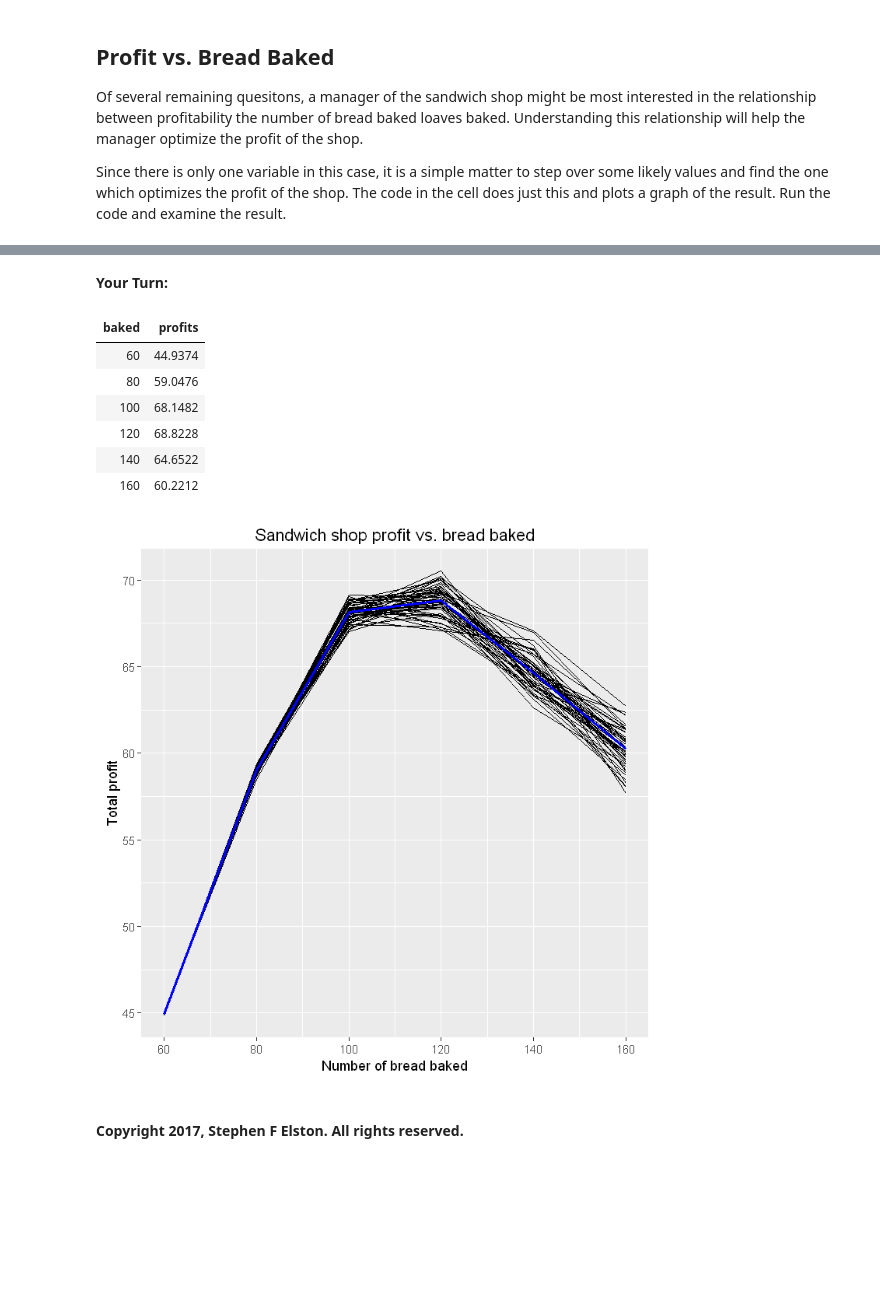
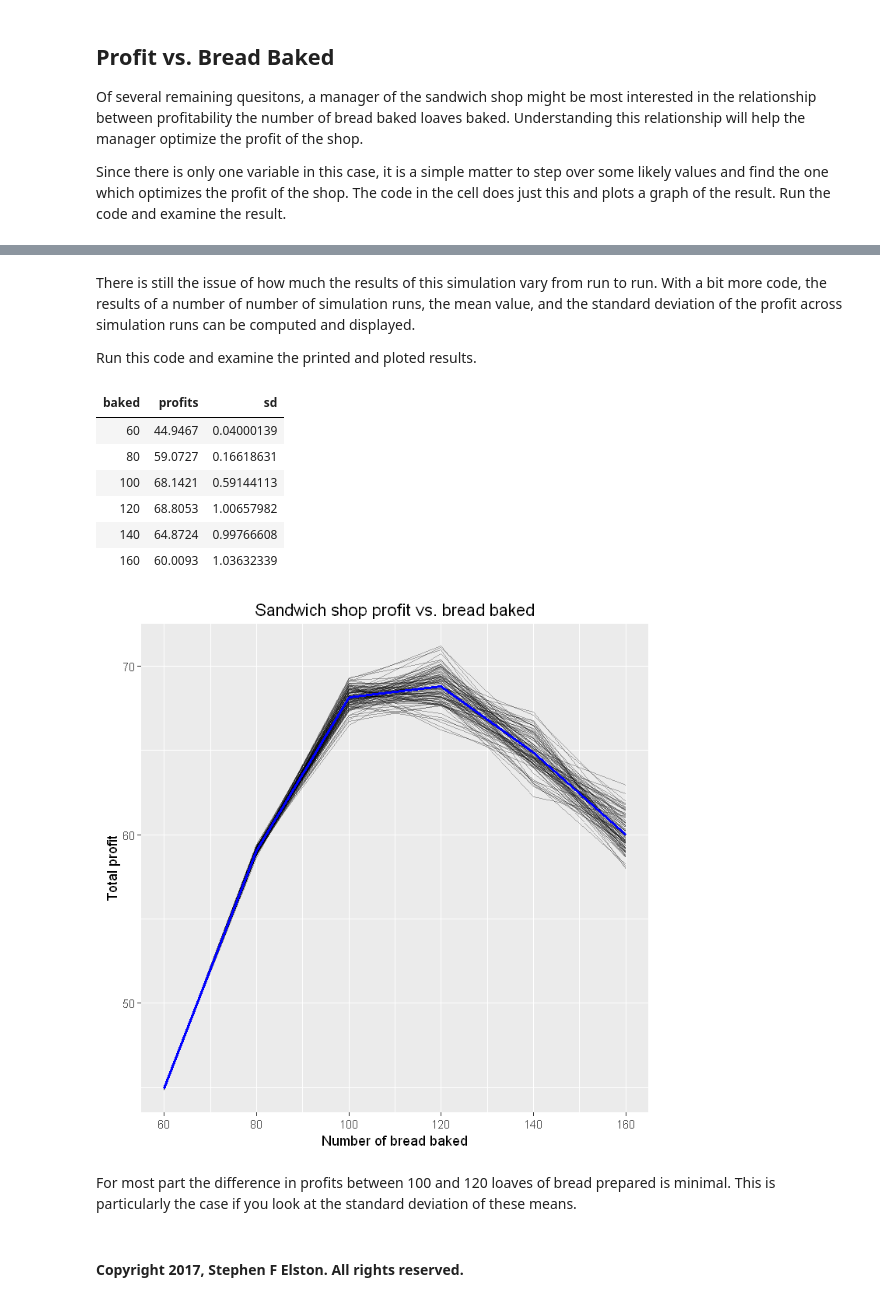
Before and after one commit to StephenElston/DataScience350, a Jupyter notebook: Lecture3/Simulation.ipynb, the cells around one changed output, grey strips where cells are left out. Drawn from its saved outputs; the diff is of its cells as text; code cells hidden in the pictures; blank space fills up the shorter version.

```diff
--- a/Lecture3/Simulation.ipynb
+++ b/Lecture3/Simulation.ipynb
@@ -246,20 +248,24 @@ Of several remaining quesitons, a manager of the sandwich shop might be most int
 
 Since there is only one variable in this case, it is a simple matter to step over some likely values and find the one which optimizes the profit of the shop. The code in the cell does just this and plots a graph of the result. Run the code and examine the result.
 # %%
-plot.profit = function(baked, n = 100, lambda = 100, earned = 1.0, cost = 0.25){
-    require(ggplot2)
+sim.total = function(baked, group, n = 100, lambda = 100, earned = 1.0, cost = 0.25){
     bake.steps = length(baked)
     profits = rep(0, length.out = bake.steps)
     for(i in 1:bake.steps) {
         demand = sim.profit(baked = baked[i], n = n, lambda = lambda, earned = earned, cost = cost)
         profits[i] = mean(demand$profit)
     }
-    demand = data.frame(baked = baked, profits = profits)
+    data.frame(sim.group = group, baked = baked, profits = profits)
+}
+
+plot.profit = function(baked, n = 100, lambda = 100, earned = 1.0, cost = 0.25){
+    require(ggplot2)
+    demand = sim.total(baked = baked, group = 1, n = 100, lambda = 100, earned = 1.0, cost = 0.25)
     print(ggplot(demand, aes(baked, profits)) +
           geom_line(size = 1.5, color = 'blue') +
          xlab('Number of bread baked') + ylab('Total profit') +
          ggtitle('Sandwich shop profit vs. bread baked'))
-    profits
+    demand[, c('baked', 'profits')]
 }
 baked = c(60, 80, 100, 120, 140, 160)
 plot.profit(baked)
@@ -269,46 +281,50 @@ plot.profit(baked)
-# %% [markdown]
-**Your Turn:**
+# %% [markdown]
+There is still the issue of how much the results of this simulation vary from run to run. With a bit more code, the results of a number of number of simulation runs, the mean value, and the standard deviation of the profit across simulation runs can be computed and displayed.
+
+Run this code and examine the printed and ploted results.
 # %%
 sim.total = function(baked, group, n = 100, lambda = 100, earned = 1.0, cost = 0.25){
     bake.steps = length(baked)
     profits = rep(0, length.out = bake.steps)
     for(i in 1:bake.steps) {
         demand = sim.profit(baked = baked[i], n = n, lambda = lambda, earned = earned, cost = cost)
         profits[i] = mean(demand$profit)
     }
     data.frame(sim.group = group, baked = baked, profits = profits)
 }
 
-plot.profit.sim = function(baked, n = 100, lambda = 100, earned = 1.0, cost = 0.25, nsim = 50){
+plot.profit.sim = function(baked, n = 100, lambda = 100, earned = 1.0, cost = 0.25, nsim = 100){
     require(ggplot2)
     require(dplyr)
     demand = sim.total(baked = baked, group = 1, n = 100, lambda = 100, earned = 1.0, cost = 0.25)
     for(i in 2:nsim){
         demand = rbind(demand,
                       sim.total(baked = baked, group = i, n = 100, lambda = 100, earned = 1.0, cost = 0.25))
     }
 
-    profits = demand %>% group_by(factor(baked)) %>% summarize(mean(profits))
-    profits = data.frame(baked = baked, profits = profits[[2]])
+    profits = demand %>% group_by(factor(baked)) %>% summarize(mean(profits), sd(profits))
+    profits = data.frame(baked = baked, profits = profits[[2]], sd = profits[[3]])
 
     print(ggplot() +
-          geom_line(data = demand, aes(x = baked, y = profits, group = sim.group)) +
+          geom_line(data = demand, aes(x = baked, y = profits, group = sim.group), alpha = 0.3) +
           geom_line(data = profits, aes(x = baked, y = profits), size = 1, color = 'blue') +
           xlab('Number of bread baked') + ylab('Total profit') +
           ggtitle('Sandwich shop profit vs. bread baked'))
 
     profits
 }
 baked = c(60, 80, 100, 120, 140, 160)
 plot.profit.sim(baked)
 # %% [output]
-| baked | profits |
-| 60 | 44.9374 |
-| 80 | 59.0476 |
-| 100 | 68.1482 |
-| 120 | 68.8228 |
-| 140 | 64.6522 |
-| 160 | 60.2212 |
+| baked | profits | sd |
+| 60 | 44.9467 | 0.04000139 |
+| 80 | 59.0727 | 0.16618631 |
+| 100 | 68.1421 | 0.59144113 |
+| 120 | 68.8053 | 1.00657982 |
+| 140 | 64.8724 | 0.99766608 |
+| 160 | 60.0093 | 1.03632339 |
-[figure, old version]
+[figure, new version]
+# %% [markdown]
+For most part the difference in profits between 100 and 120 loaves of bread prepared is minimal. This is particularly the case if you look at the standard deviation of these means.
 # %% [markdown]
 #### Copyright 2017, Stephen F Elston. All rights reserved.
```
Also changed, not shown: parts of 2 cells of this notebook.
